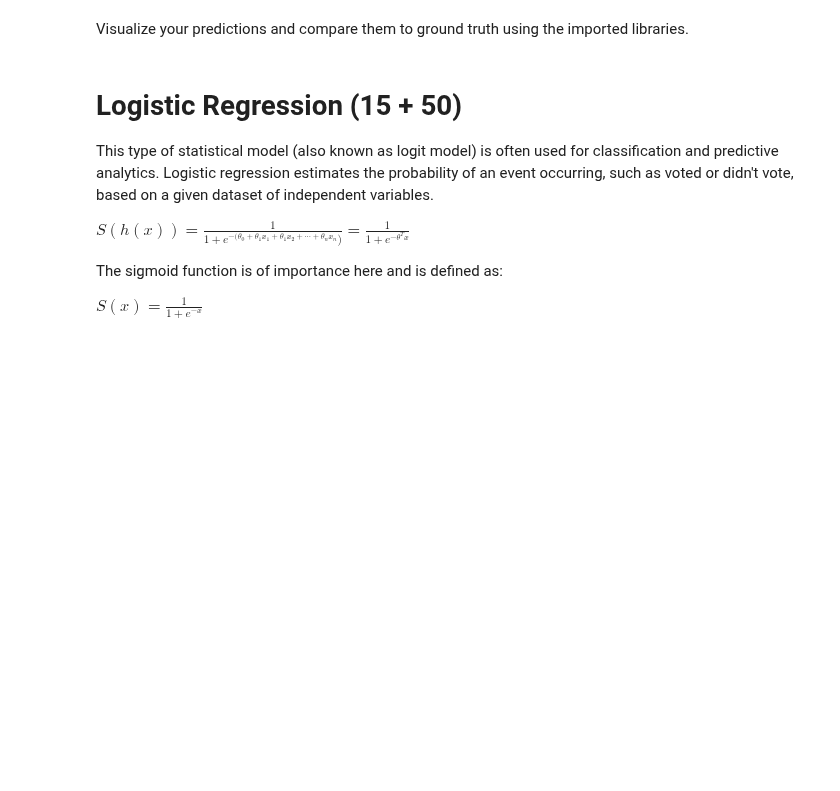
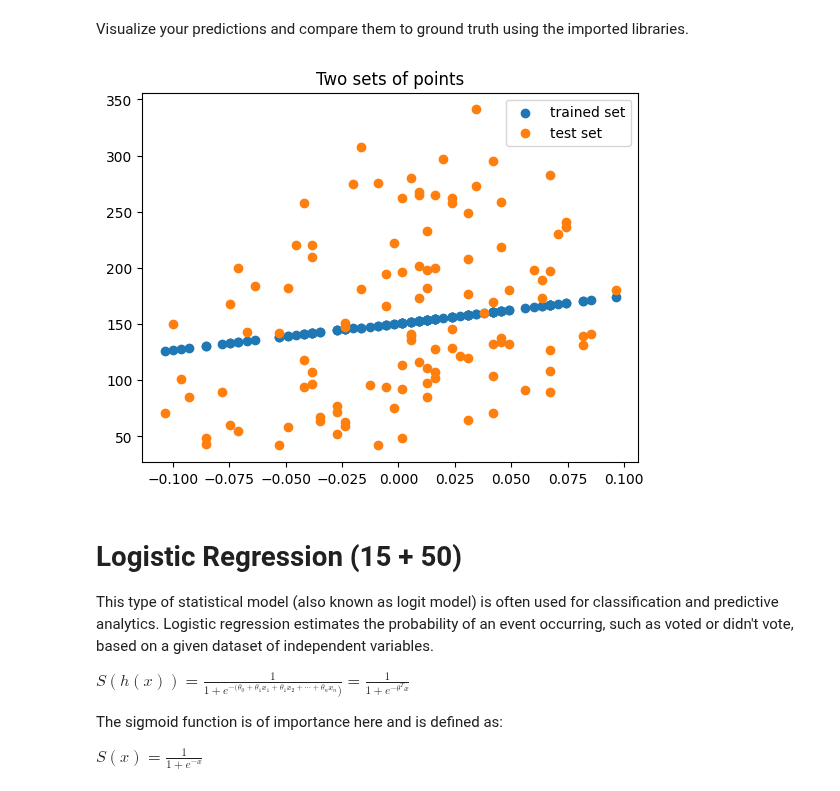
Before and after one commit to bigwhoman/AI-Spring-2023, a Jupyter notebook: HW7/CE_417_2_Spring23_HW7/Practical/NB_and_LR.ipynb, the cells around one changed output. Saved outputs shown, nothing was run; the diff lists cells and outputs as text; code cells hidden in the pictures; blank space fills up the shorter version.

Commit message:
added linear regression

```diff
--- a/HW7/CE_417_2_Spring23_HW7/Practical/NB_and_LR.ipynb
+++ b/HW7/CE_417_2_Spring23_HW7/Practical/NB_and_LR.ipynb
@@ -113,9 +139,16 @@ from sklearn import datasets, linear_model
 # %%
 diabetes_X, diabetes_y = datasets.load_diabetes(return_X_y=True)
-diabetes_X = ... # Change this so that your model will use only one feature (arbitary)
+arr_column_0 = diabetes_X[:, 0]
+
+# reshape the array to a 1x3 array
+reshaped_arr = arr_column_0.reshape(1, -1)
+
+diabetes_X = reshaped_arr[0] # Change this so that your model will use only one feature (arbitary)
+diabetes_X = diabetes_X.reshape(-1,1)
 # %% [markdown]
 Split the data into training and testing sets.
 # %%
 # you can use the train_test_split(data, labels, test_size) function from the previous section
+X_train, X_test, y_train, y_test = train_test_split(diabetes_X, diabetes_y)
 # %% [markdown]
 Create the model using sklearn. Then train it using the training set.
@@ -123,0 +155,3 @@ model = ... #TODO
+# %%
+model = linear_model.LinearRegression()
+model.fit(X_train,y_train)
@@ -125,5 +161,6 @@ model = ... #TODO
 Make predictions for the test set.
 # %%
 #TODO
+predicted = model.predict(X_test)
 # %% [markdown]
 Visualize your predictions and compare them to ground truth using the imported libraries.
@@ -132,3 +167,17 @@ Visualize your predictions and compare them to ground truth using the imported l
+# %%
+#TODO
+mse = mean_squared_error(y_test, predicted)
+plt.scatter(X_test, predicted, label='trained set')
+plt.scatter(X_test, y_test, label='test set')
+
+# add a title and legend to the plot
+plt.title('Two sets of points')
+plt.legend()
+
+# display the plot
+plt.show()
+# %% [output]
+[figure, added]
 # %% [markdown]
 # Logistic Regression (15 + 50)
 
```
Also changed, not shown: parts of 19 cells of this notebook.
